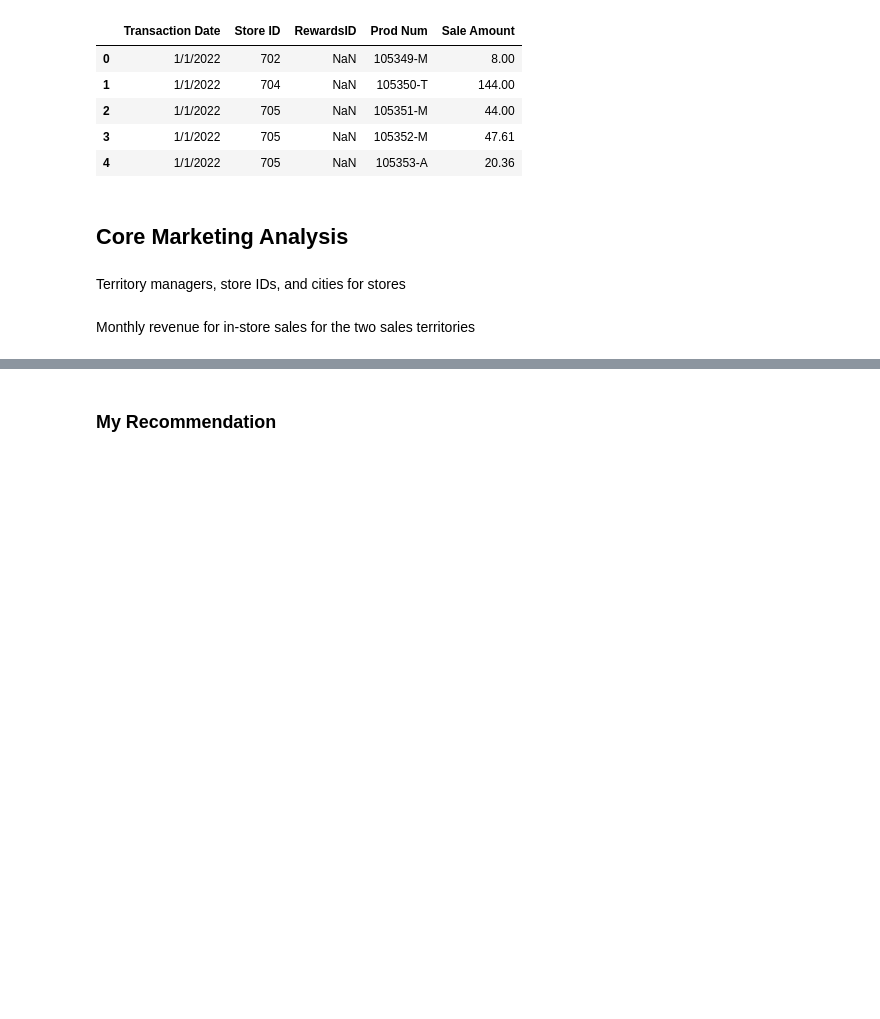
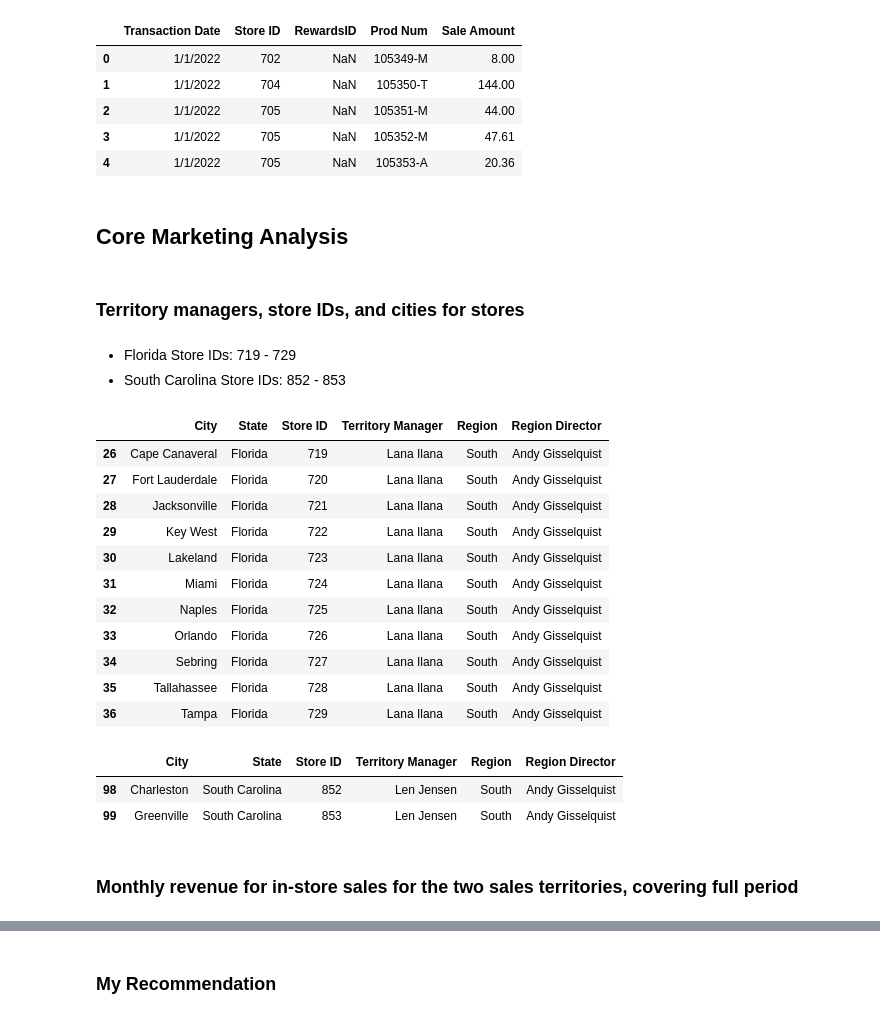
Before and after one commit to edmundvi/Capstone_2, a Jupyter notebook: viray_sales_analysis.ipynb, the cells around one changed output, grey strips where cells are left out. Drawn from its saved outputs; the diff is of its cells as text; code cells hidden in the pictures; blank space fills up the shorter version.

```diff
--- a/viray_sales_analysis.ipynb
+++ b/viray_sales_analysis.ipynb
@@ -125,6 +136,40 @@ memory usage: 12.8 MB
 # %% [markdown]
 ## Core Marketing Analysis
 # %% [markdown]
-Territory managers, store IDs, and cities for stores
+### Territory managers, store IDs, and cities for stores
+# %% [markdown]
+- Florida Store IDs:        719 - 729
+- South Carolina Store IDs: 852 - 853
+# %%
+# Create dataframe for Florida stores
+fl_stores = sdetail[sdetail['State'] == 'Florida']
+fl_ids = fl_stores["Store ID"].tolist()
+fl_stores.rename(columns={'Store Location': 'City'}, inplace=True)
+
+fl_stores
+# %% [output]
+|  | City | State | Store ID | Territory Manager | Region | Region Director |
+| 26 | Cape Canaveral | Florida | 719 | Lana Ilana | South | Andy Gisselquist |
+| 27 | Fort Lauderdale | Florida | 720 | Lana Ilana | South | Andy Gisselquist |
+| 28 | Jacksonville | Florida | 721 | Lana Ilana | South | Andy Gisselquist |
+| 29 | Key West | Florida | 722 | Lana Ilana | South | Andy Gisselquist |
+| 30 | Lakeland | Florida | 723 | Lana Ilana | South | Andy Gisselquist |
+| 31 | Miami | Florida | 724 | Lana Ilana | South | Andy Gisselquist |
+| 32 | Naples | Florida | 725 | Lana Ilana | South | Andy Gisselquist |
+| 33 | Orlando | Florida | 726 | Lana Ilana | South | Andy Gisselquist |
+| 34 | Sebring | Florida | 727 | Lana Ilana | South | Andy Gisselquist |
+| 35 | Tallahassee | Florida | 728 | Lana Ilana | South | Andy Gisselquist |
+| 36 | Tampa | Florida | 729 | Lana Ilana | South | Andy Gisselquist |
+# %%
+# Create dataframe for South Carolina stores
+sc_stores = sdetail[sdetail['State'] == 'South Carolina']
+sc_ids = sc_stores["Store ID"].tolist()
+sc_stores.rename(columns={'Store Location': 'City'}, inplace=True)
+
+sc_stores
+# %% [output]
+|  | City | State | Store ID | Territory Manager | Region | Region Director |
+| 98 | Charleston | South Carolina | 852 | Len Jensen | South | Andy Gisselquist |
+| 99 | Greenville | South Carolina | 853 | Len Jensen | South | Andy Gisselquist |
 # %% [markdown]
-Monthly revenue for in-store sales for the two sales territories
+### Monthly revenue for in-store sales for the two sales territories, covering full period
```
Also changed, not shown: parts of 13 cells of this notebook.
